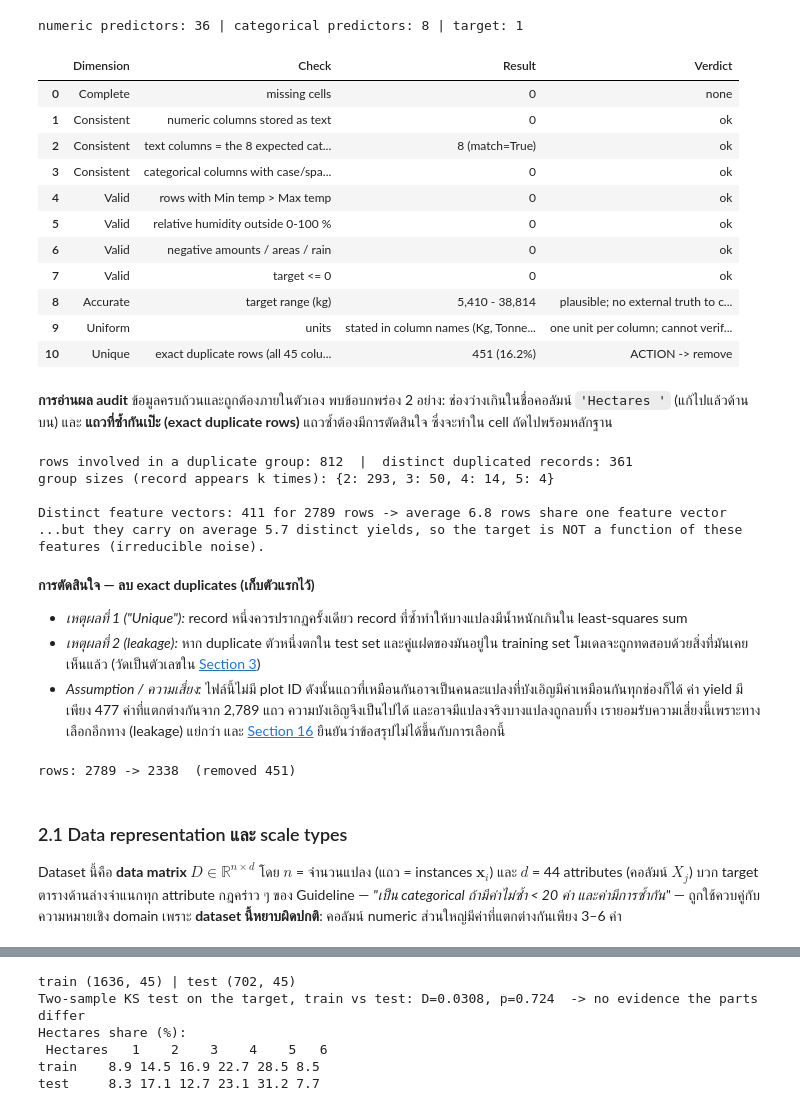
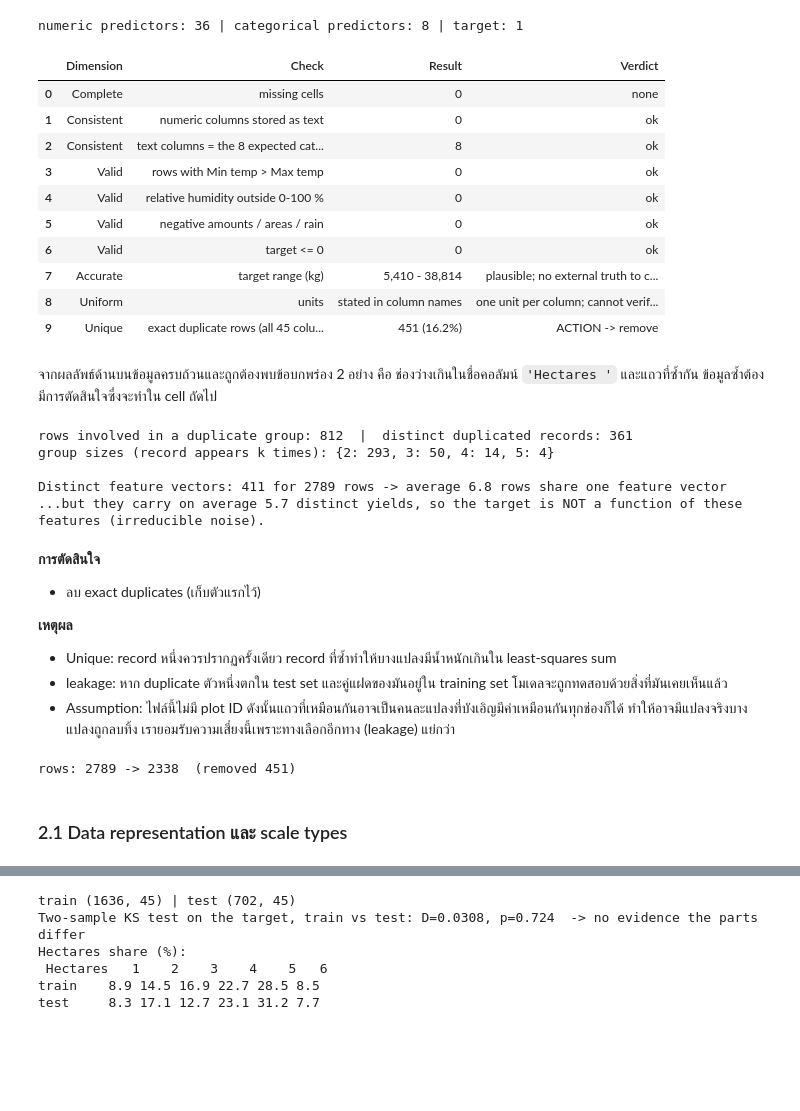
Before and after one commit to phattanaratjeedjeen-sudo/paddy, a Jupyter notebook: src/HW1_6810.ipynb, the cells around one changed output, grey strips where cells are left out. Saved outputs shown, nothing was run; the diff lists cells and outputs as text; code cells hidden in the pictures; blank space fills up the shorter version.

```diff
--- a/src/paddy_ML_regression_TH.ipynb
+++ b/src/HW1_6810.ipynb
@@ -304,46 +285,49 @@ print('numeric predictors:', len(NUM), '| categorical predictors:', len(CAT), '|
 # %% [output]
 numeric predictors: 36 | categorical predictors: 8 | target: 1
 # %%
-# ---- data-quality audit 6 มิติ ----
+# ---- data-quality audit 6 ข้อ ----
 checks = []
+
 # Complete (ความครบถ้วน)
 checks.append(('Complete', 'missing cells', int(raw.isna().sum().sum()), 'none' if raw.isna().sum().sum() == 0 else 'ACTION'))
+
 # Consistent: ชนิดข้อมูลสอดคล้องกัน (ค่าใน attribute เดียวต้องมี datatype เดียว)
 obj_cols = raw.select_dtypes('object').columns.tolist()
 mixed = [c for c in NUM + [Y] if not pd.api.types.is_numeric_dtype(raw[c])]
 checks.append(('Consistent', 'numeric columns stored as text', len(mixed), 'ok' if not mixed else 'ACTION'))
-checks.append(('Consistent', 'text columns = the 8 expected categorical', f'{len(obj_cols)} (match={set(obj_cols)==set(CAT)})', 'ok'))
-lab = sum(raw[c].nunique() != raw[c].str.strip().str.lower().nunique() for c in CAT)
-checks.append(('Consistent', 'categorical columns with case/space variants of one label', lab, 'ok' if lab == 0 else 'ACTION'))
+checks.append(('Consistent', 'text columns = the 8 expected categorical', f'{len(obj_cols)}', 'ok'))
+
 # Valid: ถูกต้องตามกฎ (business rules / ข้อจำกัดทางกายภาพ)
 tvio = sum((raw[f'Min temp_{p}'] > raw[f'Max temp_{p}']).sum() for p in PER)
 checks.append(('Valid', 'rows with Min temp > Max temp', int(tvio), 'ok' if tvio == 0 else 'ACTION'))
 checks.append(('Valid', 'relative humidity outside 0-100 %', int(((raw[RH] < 0) | (raw[RH] > 100)).sum().sum()), 'ok'))
 neg = int((raw[[c for c in NUM if c not in TMIN + TMAX]] < 0).sum().sum())
 checks.append(('Valid', 'negative amounts / areas / rain', neg, 'ok' if neg == 0 else 'ACTION'))
 checks.append(('Valid', 'target <= 0', int((raw[Y] <= 0).sum()), 'ok'))
+
 # Accurate / Uniform : ตรวจกับ ground truth ไม่ได้ -> ใช้การตรวจช่วงค่า + การระบุหน่วยแทน
 checks.append(('Accurate', 'target range (kg)', f'{raw[Y].min():,.0f} - {raw[Y].max():,.0f}', 'plausible; no external truth to compare'))
-checks.append(('Uniform', 'units', 'stated in column names (Kg, Tonnes, mm, Knots, Cents)', 'one unit per column; cannot verify further'))
+checks.append(('Uniform', 'units', 'stated in column names', 'one unit per column; cannot verify further'))
+
 # Unique (ไม่ซ้ำ)
 ndup = int(raw.duplicated().sum())
 checks.append(('Unique', 'exact duplicate rows (all 45 columns)', f'{ndup}  ({ndup/len(raw):.1%})', 'ACTION -> remove'))
+
 pd.DataFrame(checks, columns=['Dimension', 'Check', 'Result', 'Verdict'])
 # %% [output]
 |  | Dimension | Check | Result | Verdict |
 | 0 | Complete | missing cells | 0 | none |
 | 1 | Consistent | numeric columns stored as text | 0 | ok |
-| 2 | Consistent | text columns = the 8 expected cat... | 8 (match=True) | ok |
-| 3 | Consistent | categorical columns with case/spa... | 0 | ok |
-| 4 | Valid | rows with Min temp > Max temp | 0 | ok |
-| 5 | Valid | relative humidity outside 0-100 % | 0 | ok |
-| 6 | Valid | negative amounts / areas / rain | 0 | ok |
-| 7 | Valid | target <= 0 | 0 | ok |
-| 8 | Accurate | target range (kg) | 5,410 - 38,814 | plausible; no external truth to c... |
-| 9 | Uniform | units | stated in column names (Kg, Tonne... | one unit per column; cannot verif... |
-| 10 | Unique | exact duplicate rows (all 45 colu... | 451 (16.2%) | ACTION -> remove |
+| 2 | Consistent | text columns = the 8 expected cat... | 8 | ok |
+| 3 | Valid | rows with Min temp > Max temp | 0 | ok |
+| 4 | Valid | relative humidity outside 0-100 % | 0 | ok |
+| 5 | Valid | negative amounts / areas / rain | 0 | ok |
+| 6 | Valid | target <= 0 | 0 | ok |
+| 7 | Accurate | target range (kg) | 5,410 - 38,814 | plausible; no external truth to c... |
+| 8 | Uniform | units | stated in column names | one unit per column; cannot verif... |
+| 9 | Unique | exact duplicate rows (all 45 colu... | 451 (16.2%) | ACTION -> remove |
 # %% [markdown]
-**การอ่านผล audit** ข้อมูลครบถ้วนและถูกต้องภายในตัวเอง พบข้อบกพร่อง 2 อย่าง: ช่องว่างเกินในชื่อคอลัมน์ `'Hectares '` (แก้ไปแล้วด้านบน) และ **แถวที่ซ้ำกันเป๊ะ (exact duplicate rows)** แถวซ้ำต้องมีการตัดสินใจ ซึ่งจะทำใน cell ถัดไปพร้อมหลักฐาน
+จากผลลัพธ์ด้านบนข้อมูลครบถ้วนและถูกต้องพบข้อบกพร่อง 2 อย่าง คือ ช่องว่างเกินในชื่อคอลัมน์ `'Hectares '` และแถวที่ซ้ำกัน ข้อมูลซ้ำต้องมีการตัดสินใจซึ่งจะทำใน cell ถัดไป
 # %%
 dup_rows = raw[raw.duplicated(keep=False)]
 grp = dup_rows.groupby(list(raw.columns)).size()
@@ -360,8 +344,11 @@ group sizes (record appears k times): {2: 293, 3: 50, 4: 14, 5: 4}
 Distinct feature vectors: 411 for 2789 rows -> average 6.8 rows share one feature vector
 ...but they carry on average 5.7 distinct yields, so the target is NOT a function of these features (irreducible noise).
 # %% [markdown]
-**การตัดสินใจ — ลบ exact duplicates (เก็บตัวแรกไว้)**
-* *เหตุผลที่ 1 ("Unique"):* record หนึ่งควรปรากฏครั้งเดียว record ที่ซ้ำทำให้บางแปลงมีน้ำหนักเกินใน least-squares sum
-* *เหตุผลที่ 2 (leakage):* หาก duplicate ตัวหนึ่งตกใน test set และคู่แฝดของมันอยู่ใน training set โมเดลจะถูกทดสอบด้วยสิ่งที่มันเคยเห็นแล้ว (วัดเป็นตัวเลขใน [Section 3](#3--การแบ่ง-train--test--ก่อนการวิเคราะห์ที่อิงข้อมูลใด-ๆ--leakage-guard))
-* *Assumption / ความเสี่ยง:* ไฟล์นี้ไม่มี plot ID ดังนั้นแถวที่เหมือนกันอาจเป็นคนละแปลงที่บังเอิญมีค่าเหมือนกันทุกช่องก็ได้ ค่า yield มีเพียง 477 ค่าที่แตกต่างกันจาก 2,789 แถว ความบังเอิญจึงเป็นไปได้ และอาจมีแปลงจริงบางแปลงถูกลบทิ้ง เรายอมรับความเสี่ยงนี้เพราะทางเลือกอีกทาง (leakage) แย่กว่า และ [Section 16](#16--การนำเสนอผลลัพธ์) ยืนยันว่าข้อสรุปไม่ได้ขึ้นกับการเลือกนี้
+**การตัดสินใจ**
+- ลบ exact duplicates (เก็บตัวแรกไว้)
+
+**เหตุผล**
+- Unique: record หนึ่งควรปรากฏครั้งเดียว record ที่ซ้ำทำให้บางแปลงมีน้ำหนักเกินใน least-squares sum
+- leakage: หาก duplicate ตัวหนึ่งตกใน test set และคู่แฝดของมันอยู่ใน training set โมเดลจะถูกทดสอบด้วยสิ่งที่มันเคยเห็นแล้ว
+- Assumption: ไฟล์นี้ไม่มี plot ID ดังนั้นแถวที่เหมือนกันอาจเป็นคนละแปลงที่บังเอิญมีค่าเหมือนกันทุกช่องก็ได้ ทำให้อาจมีแปลงจริงบางแปลงถูกลบทิ้ง เรายอมรับความเสี่ยงนี้เพราะทางเลือกอีกทาง (leakage) แย่กว่า
 # %%
@@ -371,5 +358,4 @@ print(f'rows: {len(raw)} -> {len(df)}  (removed {len(raw)-len(df)})')
 rows: 2789 -> 2338  (removed 451)
 # %% [markdown]
 ### 2.1 Data representation และ scale types
-Dataset นี้คือ **data matrix** $D\in\mathbb{R}^{n\times d}$ โดย $n$ = จำนวนแปลง (แถว = instances $\mathbf{x}_i$) และ $d$ = 44 attributes (คอลัมน์ $X_j$) บวก target ตารางด้านล่างจำแนกทุก attribute กฎคร่าว ๆ ของ Guideline — *"เป็น categorical ถ้ามีค่าไม่ซ้ำ < 20 ค่า และค่ามีการซ้ำกัน"* — ถูกใช้ควบคู่กับความหมายเชิง domain เพราะ **dataset นี้หยาบผิดปกติ**: คอลัมน์ numeric ส่วนใหญ่มีค่าที่แตกต่างกันเพียง 3–6 ค่า
 # %%
```
Also changed, not shown: parts of 28 cells of this notebook, 3 other files.
